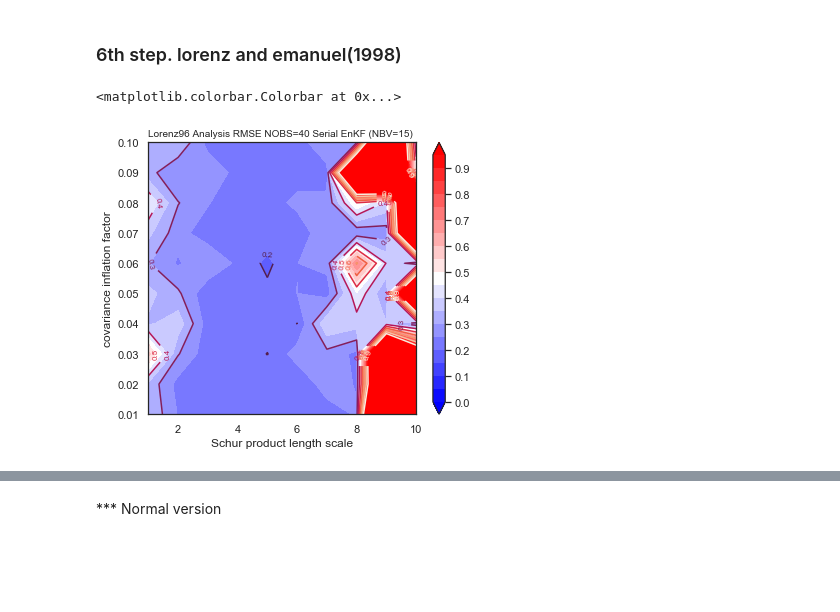
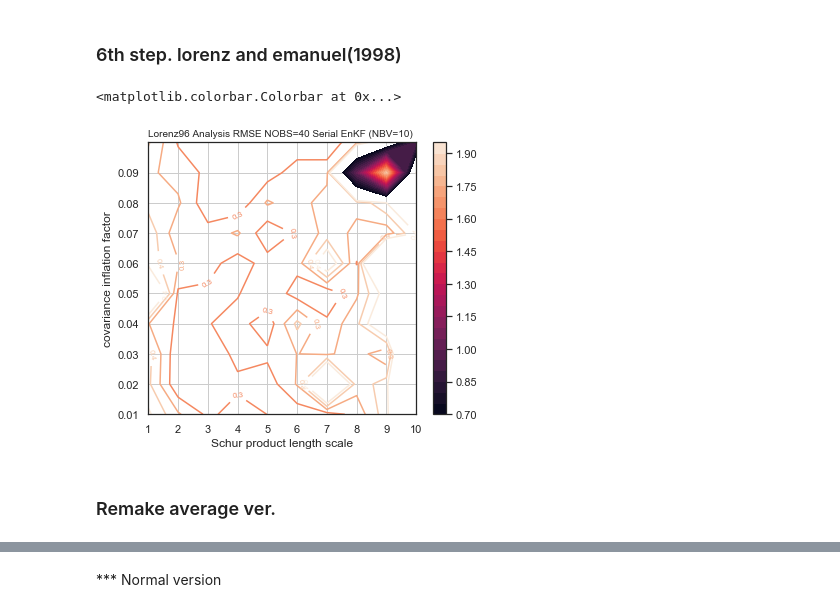
Before and after one commit to Toyo-Daichi/DA_basic, a Jupyter notebook: exp_view.ipynb, the cells around one changed output, grey strips where cells are left out. Drawn from its saved outputs; the diff is of its cells as text; code cells hidden in the pictures; blank space fills up the shorter version.

Commit message:
start: arrangement　on lorenz_and_emanuel_exp_v1

```diff
--- a/exp_view.ipynb
+++ b/exp_view.ipynb
@@ -178,8 +194,8 @@ rmse_ax.legend(loc='upper right')
 # %%
 # (1) dimension
 obs_xintv = 1
-obs_tintv = 1
-day_tintv = 4
+obs_tintv = 4
+day_tintv = 20
 init_step = 1
 nx = 40
 
@@ -187,7 +203,7 @@ nx = 40
 ny = int(nx/obs_xintv)
 #ny = 1
 
-stepday = 40
+stepday = 100
 timestep = stepday*day_tintv
 
 timeshape = init_step + timestep
@@ -206,13 +222,13 @@ path_kf_anlinc = outdir + 'normal_KF_anlinc_' + str(nx) + 'ndim.csv'
 path_kf_errcov = outdir + 'normal_KF_errcov_' + str(nx) + 'ndim.csv'
 
 """Ensemble KF data set (basic is EnSRF.) """
-mems = 10
-path_enkf = outdir + 'normal_EnKF' + str(mems) + 'm_anl_score_' + str(nx) + 'ndim.csv'
-path_kf = outdir + 'normal_EnKF' + str(mems) + 'm_anl_score_' + str(nx) + 'ndim_loc_.csv'
-path_enkf_anlinc = outdir + 'normal_EnKF' + str(mems) + 'm_anlinc_' + str(nx) + 'ndim.csv'
-path_kf_anlinc = outdir + 'normal_EnKF' + str(mems) + 'm_anlinc_' + str(nx) + 'ndim_loc.csv'
-path_enkf_errcov = outdir + 'normal_EnKF' + str(mems) + 'm_errcov_' + str(nx) + 'ndim.csv'
-path_kf_errcov = outdir + 'normal_EnKF' + str(mems) + 'm_errcov_' + str(nx) + 'ndim_loc.csv'
+mems, loc = 10, '_loc'
+path_enkf = outdir + 'normal_EnKF' + str(mems) + 'm_anl_score_' + str(nx) + 'ndim' + loc + '.csv'
+path_kf = outdir + 'normal_EnKF' + str(mems) + 'm_anl_score_' + str(nx) + 'ndim' + loc + '.csv'
+path_enkf_anlinc = outdir + 'normal_EnKF' + str(mems) + 'm_anlinc_' + str(nx) + 'ndim' + loc + '.csv'
+path_kf_anlinc = outdir + 'normal_EnKF' + str(mems) + 'm_anlinc_' + str(nx) + 'ndim' + loc + '.csv'
+path_enkf_errcov = outdir + 'normal_EnKF' + str(mems) + 'm_errcov_' + str(nx) + 'ndim' + loc + '.csv'
+path_kf_errcov = outdir + 'normal_EnKF' + str(mems) + 'm_errcov_' + str(nx) + 'ndim' + loc + '.csv'
 # %%
 true_score = csv2list(true_path).reshape(timeshape, nx)
 sim_score = csv2list(sim_path).reshape(timeshape, nx)
@@ -554,7 +577,7 @@ import glob
 indir = '/Users/toyo/Terminal/DA_basic/output/lorenz96_and_emanuel_exp/'
 true_path = indir + 'normal_true_score_40ndim.csv'
 obs_path = indir + 'normal_obs_score_40ndim.csv'
-mems = 15
+mems = 10
 anl_pathlist =[]
 anl_pathlist = sorted(glob.glob(indir + 'normal_EnKF' + str(mems) + 'm_anl_score_40ndim_loc_?_alpha_0.??d0.csv'))
 anl_pathlist.extend(sorted(glob.glob(indir + 'normal_EnKF' + str(mems) + 'm_anl_score_40ndim_loc_??_alpha_0.??d0.csv')))
@@ -571,7 +594,7 @@ for ifile in anl_pathlist:
 # %%
 rmse_list = []
 for _it in range(len(data)):
-    rmse_score = rmse(data[_it][10:], true_data[10:])
+    rmse_score = rmse(data[_it][300:], true_data[300:])
     rmse_list.append(rmse_score)
 
 rmse_ndarray = np.array(rmse_list)
@@ -582,15 +607,18 @@ y_coord = np.arange(0.01, 0.11, 0.01)
 # %%
 fig, ax = plt.subplots(figsize=(6, 5))
 lorenz_emanuel = ax
-cont = lorenz_emanuel.contour(x_coord, y_coord, rmse_ndarray, levels=np.arange(0.0, 1.0, 0.1))
+cont = lorenz_emanuel.contour(x_coord, y_coord, rmse_ndarray, levels=np.arange(0.1, 0.4, 0.025))
 cont.clabel(fmt='%1.1f', fontsize=8)
-cmap = plt.get_cmap('bwr')
-shad = lorenz_emanuel.contourf(x_coord, y_coord, rmse_ndarray, levels=np.arange(0.0, 1.0, 0.05), cmap=cmap, extend='both')
+shad = lorenz_emanuel.contourf(x_coord, y_coord, rmse_ndarray, levels=np.arange(0.7, 2.0, 0.05))
+lorenz_emanuel.set_xticks(np.arange(1,11,1))
+lorenz_emanuel.set_yticks(np.arange(0.01,0.10,0.01))
 lorenz_emanuel.set_xlabel('Schur product length scale')
 lorenz_emanuel.set_ylabel('covariance inflation factor')
 lorenz_emanuel.set_title('Lorenz96 Analysis RMSE NOBS=40 Serial EnKF (NBV={})'.format(mems), loc='left', fontsize=10)
-lorenz_emanuel.grid()
+lorenz_emanuel.grid(which='both')
 plt.colorbar(shad)
 # %% [output]
 <matplotlib.colorbar.Colorbar at 0x...>
-[figure, old version]
+[figure, new version]
+# %% [markdown]
+### Remake average ver.
```
Also changed, not shown: parts of 22 cells of this notebook, 2 other files.
